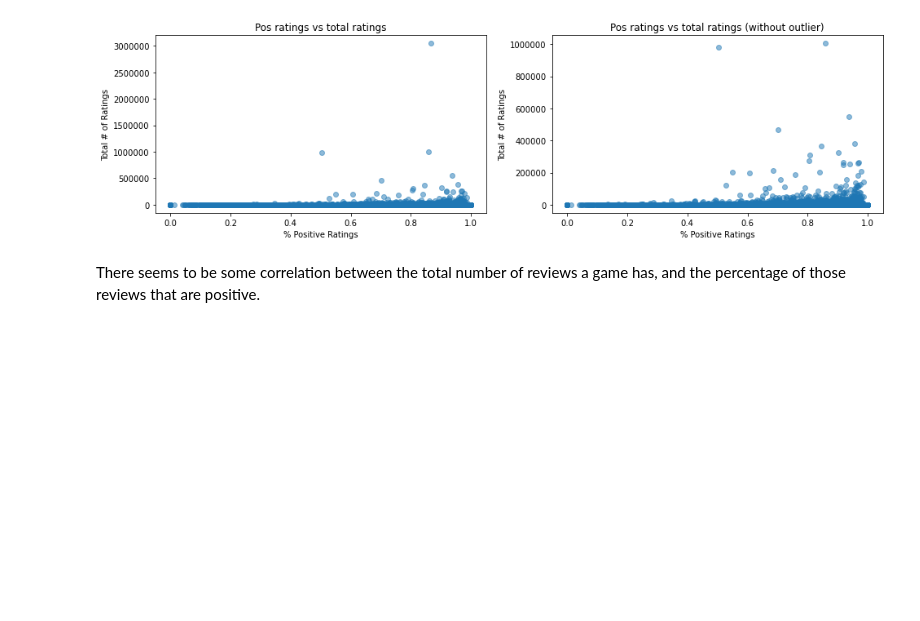
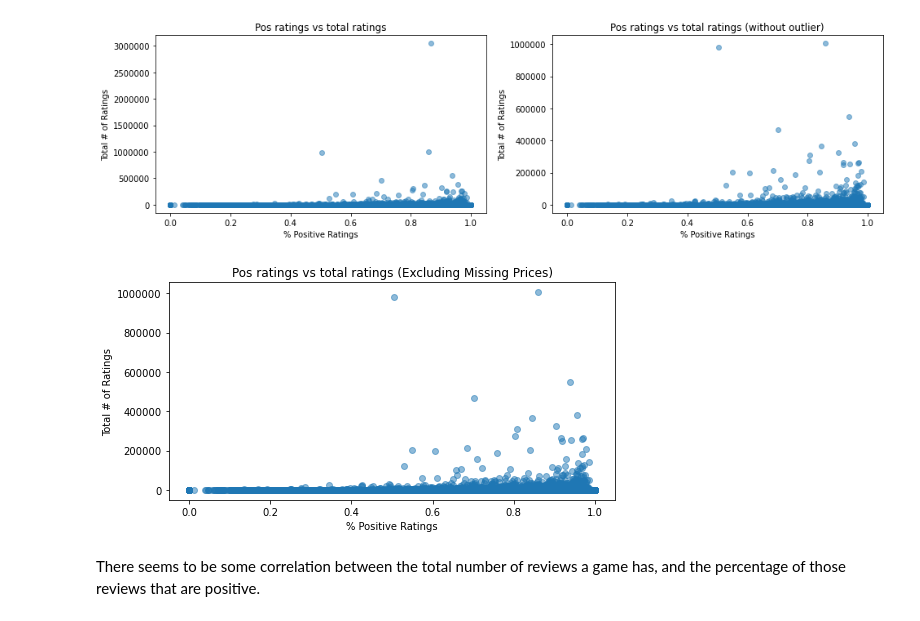
Before and after one commit to divzueri/Springboard, a Jupyter notebook: Capstone2/notebooks/3_EDA.ipynb, the cells around one changed output. Cells and saved outputs as stored; diff of their text form; code cells hidden in the pictures; blank space fills up the shorter version.

```diff
--- a/Capstone2/notebooks/3_EDA.ipynb
+++ b/Capstone2/notebooks/3_EDA.ipynb
@@ -214,6 +244,16 @@ ax[1].set_ylabel('Total # of Ratings');
 ax[1].ticklabel_format(useOffset=False, style='plain');
 # %% [output]
 [figure]
+# %%
+fig, ax = plt.subplots(figsize=(8,4))
+
+ax.scatter(steam_data2['perc_pos_ratings'], steam_data2['total_ratings'], alpha=0.5);
+ax.set_title('Pos ratings vs total ratings (Excluding Missing Prices)');
+ax.set_xlabel('% Positive Ratings');
+ax.set_ylabel('Total # of Ratings');
+ax.ticklabel_format(useOffset=False, style='plain');
+# %% [output]
+[figure, added]
 # %% [markdown]
 There seems to be some correlation between the total number of reviews a game has, and the percentage of those reviews that are positive.
 # %% [markdown]
```
Also changed, not shown: parts of 15 cells of this notebook, 3 other files.
